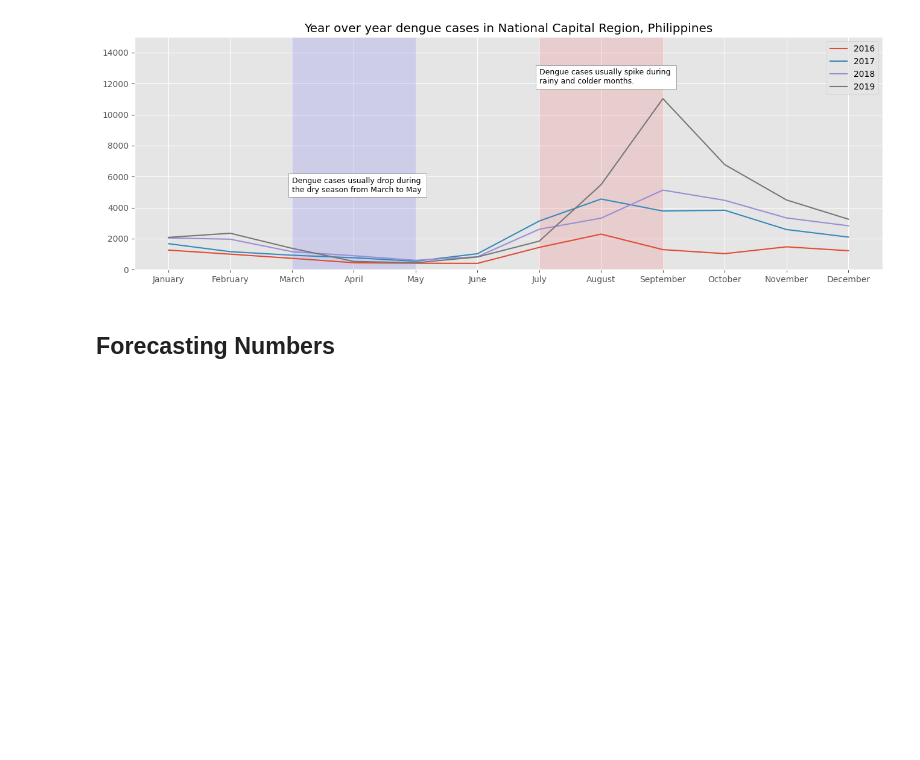
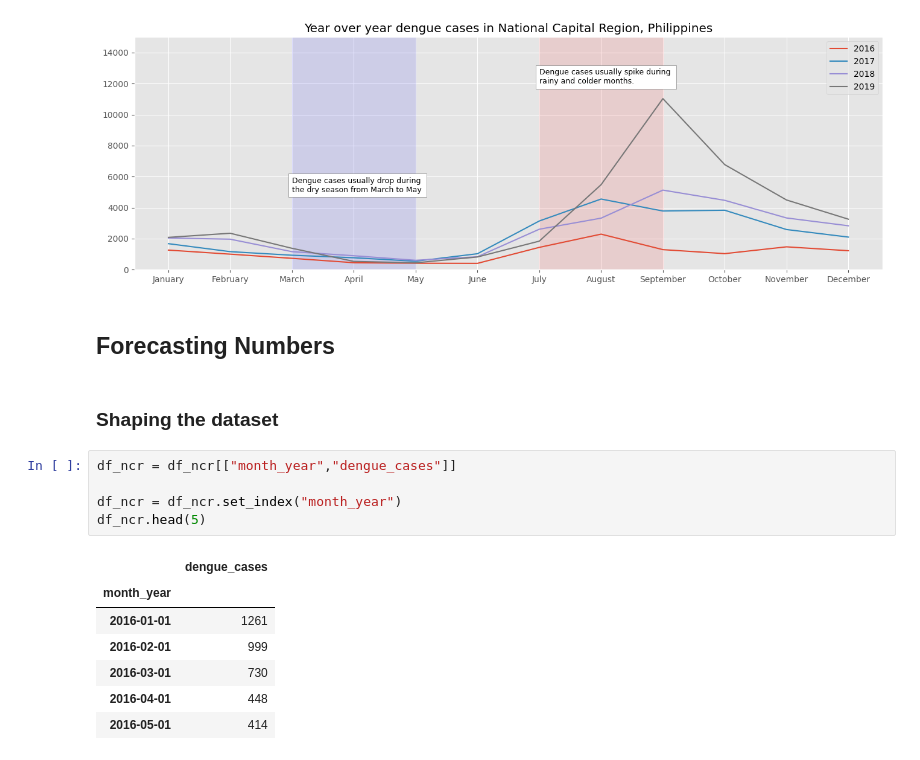
Before and after one commit to boredanalyst/Forecasting-Dengue-Cases-in-the-Philippines, a Jupyter notebook: forecasting-dengue-cases-in-the-philippines.ipynb, the cells around one changed output. Saved outputs shown, nothing was run; the diff lists cells and outputs as text; blank space fills up the shorter version.

```diff
--- a/forecasting-dengue-cases-in-the-philippines.ipynb
+++ b/forecasting-dengue-cases-in-the-philippines.ipynb
@@ -442,3 +442,18 @@ plt.show()
 [figure]
 # %% [markdown]
 ## Forecasting Numbers ##
+# %% [markdown]
+### Shaping the dataset ###
+# %%
+df_ncr = df_ncr[["month_year","dengue_cases"]]
+
+df_ncr = df_ncr.set_index("month_year")
+df_ncr.head(5)
+# %% [output]
+|  | dengue_cases |
+| month_year |  |
+| 2016-01-01 | 1261 |
+| 2016-02-01 | 999 |
+| 2016-03-01 | 730 |
+| 2016-04-01 | 448 |
+| 2016-05-01 | 414 |
```
Also changed, not shown: parts of 3 cells of this notebook.
